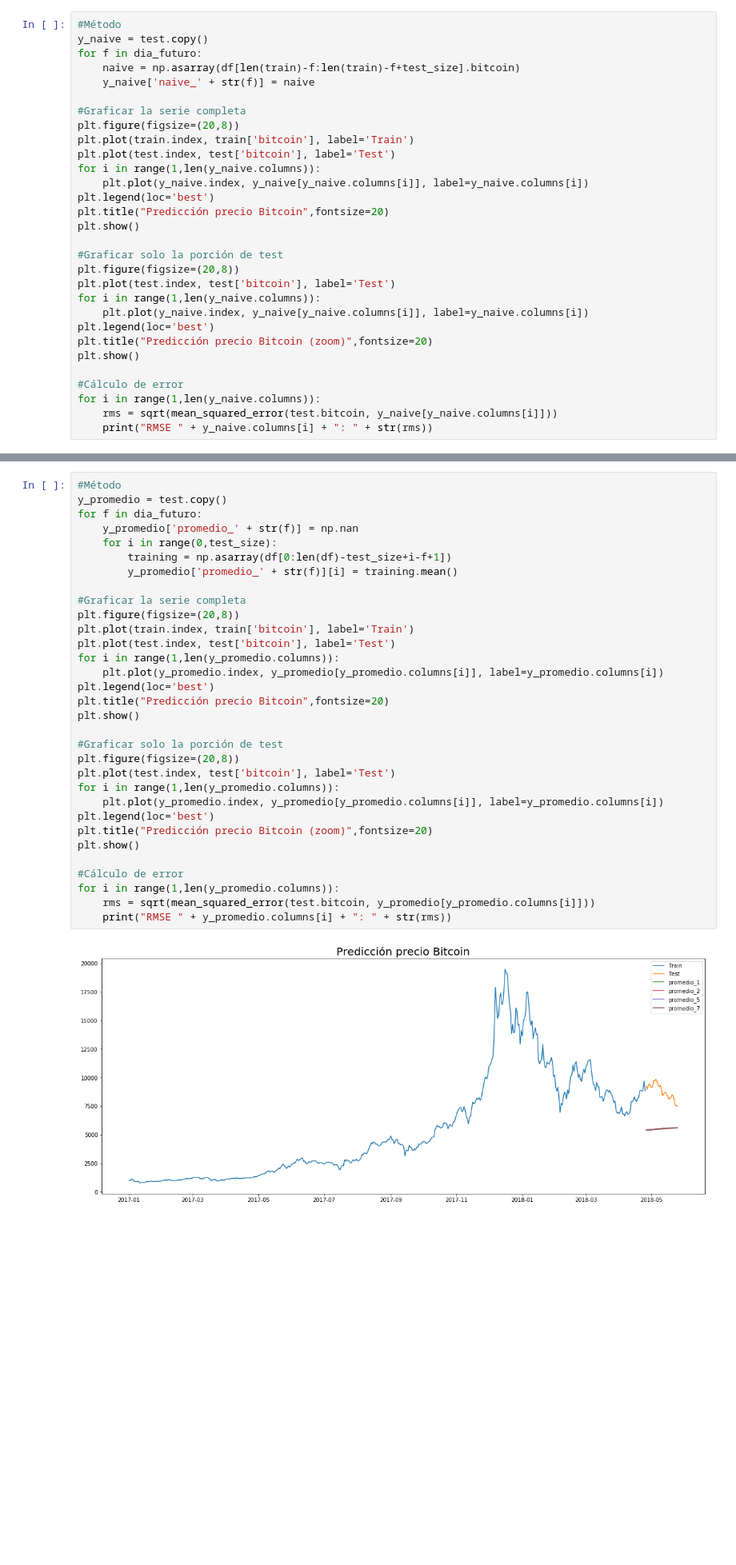
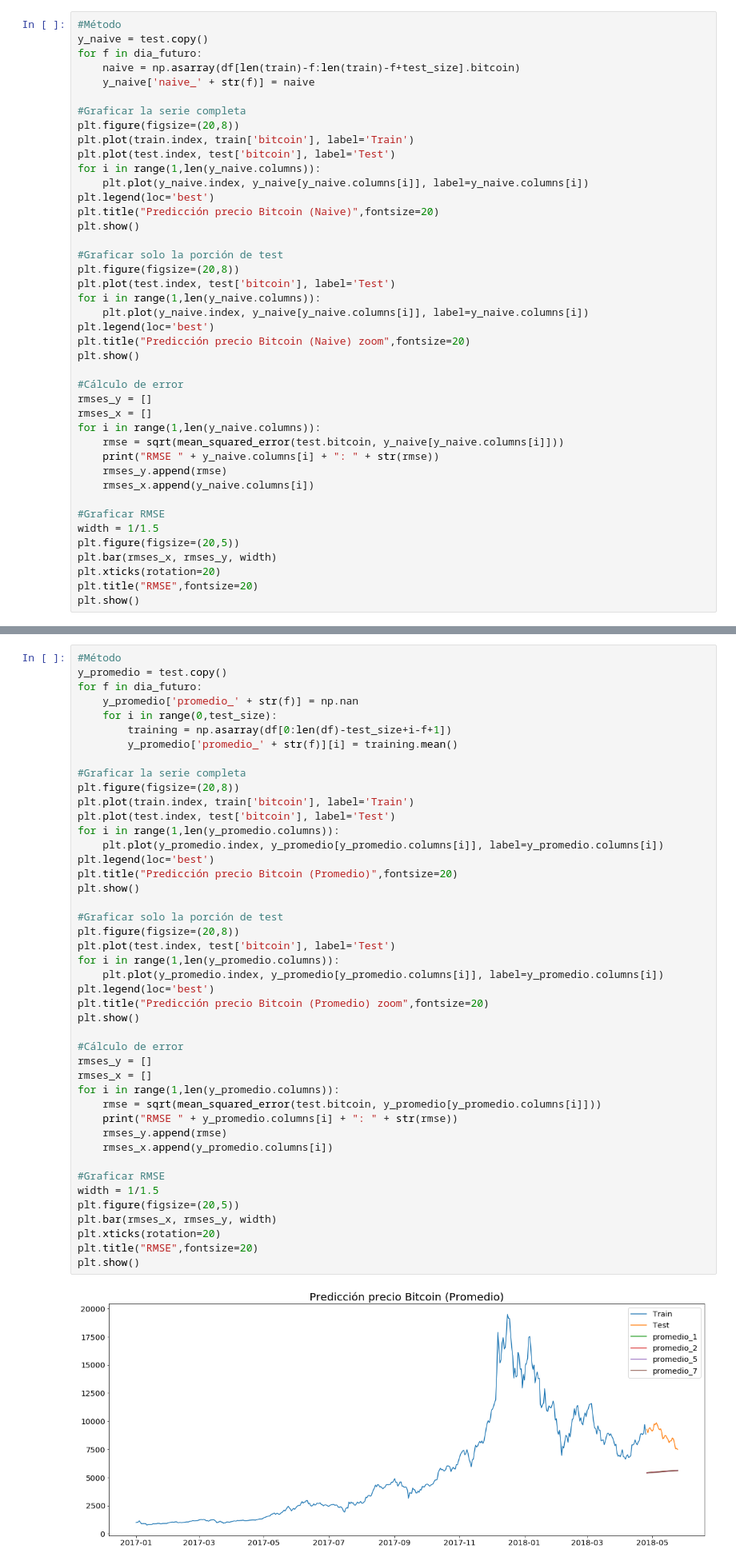
Before and after one commit to leandro-ercoli/proyectofinal, a Jupyter notebook: SimuladorBaselines.ipynb, the cells around one changed output, grey strips where cells are left out. Shown at 80% size. Cells and saved outputs as stored; diff of their text form; blank space fills up the shorter version.

```diff
--- a/SimuladorBaselines.ipynb
+++ b/SimuladorBaselines.ipynb
@@ -54,7 +60,7 @@ plt.plot(test.index, test['bitcoin'], label='Test')
 for i in range(1,len(y_naive.columns)):
     plt.plot(y_naive.index, y_naive[y_naive.columns[i]], label=y_naive.columns[i])
 plt.legend(loc='best')
-plt.title("Predicción precio Bitcoin",fontsize=20)
+plt.title("Predicción precio Bitcoin (Naive)",fontsize=20)
 plt.show()
 
 #Graficar solo la porción de test
@@ -63,11 +69,23 @@ plt.plot(test.index, test['bitcoin'], label='Test')
 for i in range(1,len(y_naive.columns)):
     plt.plot(y_naive.index, y_naive[y_naive.columns[i]], label=y_naive.columns[i])
 plt.legend(loc='best')
-plt.title("Predicción precio Bitcoin (zoom)",fontsize=20)
+plt.title("Predicción precio Bitcoin (Naive) zoom",fontsize=20)
 plt.show()
 
 #Cálculo de error
+rmses_y = []
+rmses_x = []
 for i in range(1,len(y_naive.columns)):
-    rms = sqrt(mean_squared_error(test.bitcoin, y_naive[y_naive.columns[i]]))
-    print("RMSE " + y_naive.columns[i] + ": " + str(rms))
+    rmse = sqrt(mean_squared_error(test.bitcoin, y_naive[y_naive.columns[i]]))
+    print("RMSE " + y_naive.columns[i] + ": " + str(rmse))
+    rmses_y.append(rmse)
+    rmses_x.append(y_naive.columns[i])
+
+#Graficar RMSE
+width = 1/1.5
+plt.figure(figsize=(20,5))
+plt.bar(rmses_x, rmses_y, width)
+plt.xticks(rotation=20)
+plt.title("RMSE",fontsize=20)
+plt.show()
 # %% [output]
@@ -84,34 +103,46 @@ Método "Promedio simple": el precio del día siguiente es igual al promedio de
 # %%
 #Método
 y_promedio = test.copy()
 for f in dia_futuro:
     y_promedio['promedio_' + str(f)] = np.nan
     for i in range(0,test_size):
         training = np.asarray(df[0:len(df)-test_size+i-f+1])
         y_promedio['promedio_' + str(f)][i] = training.mean()
 
 #Graficar la serie completa
 plt.figure(figsize=(20,8))
 plt.plot(train.index, train['bitcoin'], label='Train')
 plt.plot(test.index, test['bitcoin'], label='Test')
 for i in range(1,len(y_promedio.columns)):
     plt.plot(y_promedio.index, y_promedio[y_promedio.columns[i]], label=y_promedio.columns[i])
 plt.legend(loc='best')
-plt.title("Predicción precio Bitcoin",fontsize=20)
+plt.title("Predicción precio Bitcoin (Promedio)",fontsize=20)
 plt.show()
 
 #Graficar solo la porción de test
 plt.figure(figsize=(20,8))
 plt.plot(test.index, test['bitcoin'], label='Test')
 for i in range(1,len(y_promedio.columns)):
     plt.plot(y_promedio.index, y_promedio[y_promedio.columns[i]], label=y_promedio.columns[i])
 plt.legend(loc='best')
-plt.title("Predicción precio Bitcoin (zoom)",fontsize=20)
+plt.title("Predicción precio Bitcoin (Promedio) zoom",fontsize=20)
 plt.show()
 
 #Cálculo de error
+rmses_y = []
+rmses_x = []
 for i in range(1,len(y_promedio.columns)):
-    rms = sqrt(mean_squared_error(test.bitcoin, y_promedio[y_promedio.columns[i]]))
-    print("RMSE " + y_promedio.columns[i] + ": " + str(rms))
+    rmse = sqrt(mean_squared_error(test.bitcoin, y_promedio[y_promedio.columns[i]]))
+    print("RMSE " + y_promedio.columns[i] + ": " + str(rmse))
+    rmses_y.append(rmse)
+    rmses_x.append(y_promedio.columns[i])
+
+#Graficar RMSE
+width = 1/1.5
+plt.figure(figsize=(20,5))
+plt.bar(rmses_x, rmses_y, width)
+plt.xticks(rotation=20)
+plt.title("RMSE",fontsize=20)
+plt.show()
 # %% [output]
-[figure, old version]
+[figure, new version]
```
Also changed, not shown: parts of 12 cells of this notebook.
